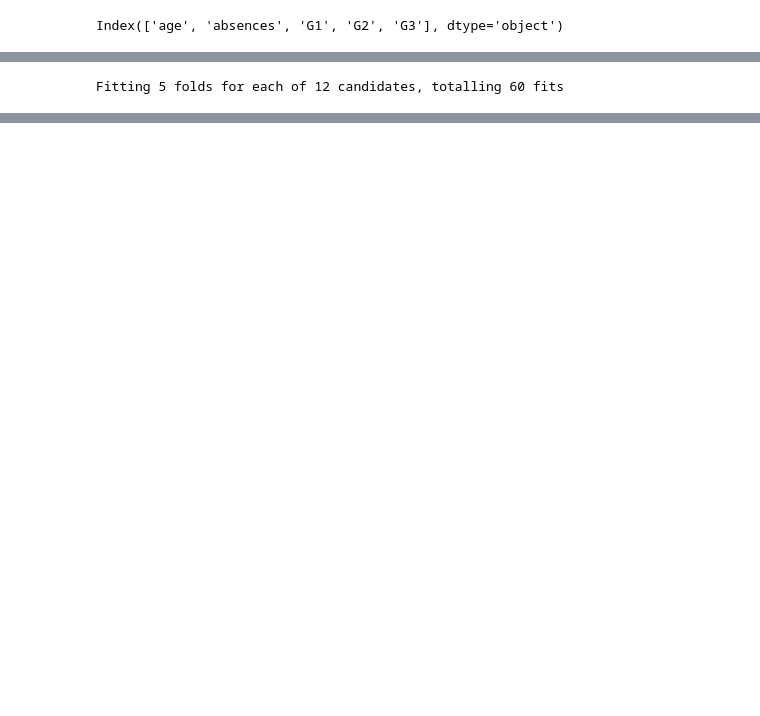
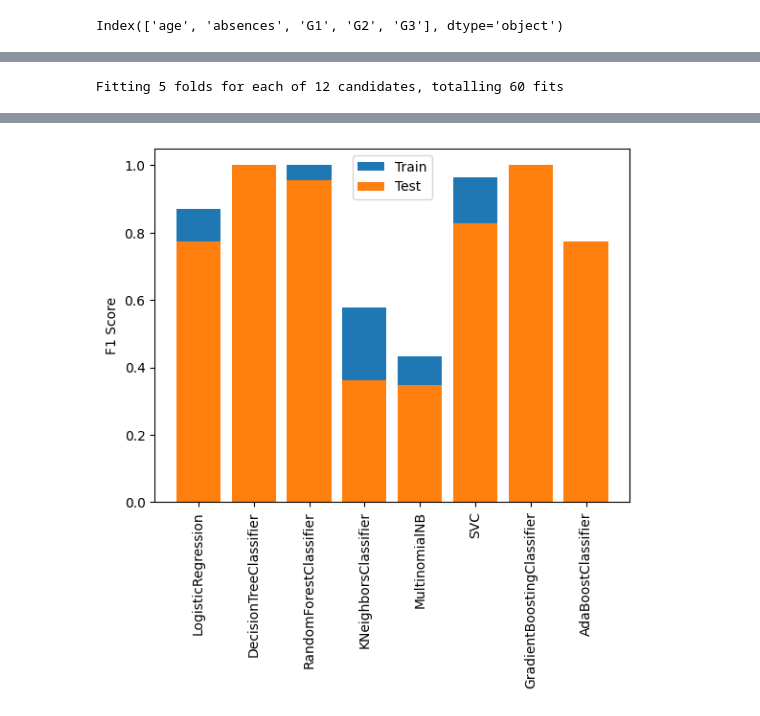
Before and after one commit to 75andybermond/Predict_Student_Performance, a Jupyter notebook: multi_classification.ipynb, the cells around one changed output, grey strips where cells are left out. Cells and saved outputs as stored; diff of their text form; code cells hidden in the pictures; blank space fills up the shorter version.

Commit message:
"add regression"

```diff
--- a/multi_classification.ipynb
+++ b/multi_classification.ipynb
@@ -306,21 +105,4 @@ y_pred = le.inverse_transform(y_pred)
 # %%
-from sklearn.model_selection import GridSearchCV
-from sklearn.linear_model import LogisticRegression
-from sklearn.tree import DecisionTreeClassifier
-from sklearn.ensemble import RandomForestClassifier
-from sklearn.neighbors import KNeighborsClassifier
-from sklearn.naive_bayes import MultinomialNB
-from sklearn.svm import SVC
-# import train
-from sklearn.model_selection import train_test_split
-# remove warnings
-import warnings
-# ignore all warnings
-warnings.filterwarnings('ignore')
-
-
-# import labelencoder
-from sklearn.preprocessing import LabelEncoder
 X = new_df
 y = df['academicGrade']
 
@@ -367,6 +149,21 @@ svm_params = {
     'gamma': ['scale', 'auto']
 }
 
+# add gradient boosting and adaboost
+from sklearn.ensemble import GradientBoostingClassifier, AdaBoostClassifier
+gb_params = {
+    'n_estimators': [50, 100, 200],
+    'learning_rate': [0.1, 0.5, 1.0],
+    'max_depth': [None, 5, 10],
+    'min_samples_split': [2, 5, 10]
+}
+
+ab_params = {
+    'n_estimators': [50, 100, 200],
+    'learning_rate': [0.1, 0.5, 1.0]
+}
+
+
 # Create a list of models and their corresponding parameter grids
 models = [
     (LogisticRegression(), lr_params),
@@ -374,15 +171,43 @@ models = [
     (RandomForestClassifier(), rf_params),
     (KNeighborsClassifier(), knn_params),
     (MultinomialNB(), nb_params),
-    (SVC(), svm_params)
+    (SVC(), svm_params),
+    (GradientBoostingClassifier(), gb_params),
+    (AdaBoostClassifier(), ab_params)
 ]
 
-# Loop through each model and perform a grid search
+# Create lists to store the train and test scores for each model
+train_scores = []
+test_scores = []
+
+# Loop over the models and their parameter grids from above
 for model, param_grid in models:
-    grid = GridSearchCV(model, param_grid, cv=5, verbose=1, n_jobs=-1)
+    grid = GridSearchCV(model, param_grid, cv=5, verbose=1, n_jobs=-1) # n_jobs=-1 means use all processors
     grid.fit(X_train, y_train)
+
+    # get the F1 score on the train set
+    y_train_pred = grid.predict(X_train)
+    train_f1 = f1_score(y_train, y_train_pred, average='weighted') # average='weighted' takes label imbalance into account
+    train_scores.append(train_f1)
+
+    # get the F1 score on the test set
+    y_test_pred = grid.predict(X_test)
+    test_f1 = f1_score(y_test, y_test_pred, average='weighted')
+    test_scores.append(test_f1)
+
+    # print the results
+    print("F1 score for", model.__class__.__name__, "on train set:", train_f1)
+    print("F1 score for", model.__class__.__name__, "on test set:", test_f1)
     print("Best parameters for", model.__class__.__name__, ":", grid.best_params_)
-    print("Train accuracy for", model.__class__.__name__, ":", grid.best_score_)
-    print("Test accuracy for", model.__class__.__name__, ":", grid.score(X_test, y_test))
+    print("---------------------------------------------")
+
+# plot the results of the best model
+model_names = [model.__class__.__name__ for model, _ in models]
+plt.bar(model_names, train_scores, label='Train')
+plt.bar(model_names, test_scores, label='Test')
+plt.xticks(rotation=90)
+plt.ylabel('F1 Score')
+plt.legend()
+plt.show()
 # %% [output]
 Fitting 5 folds for each of 12 candidates, totalling 60 fits
@@ -405,0 +231 @@ Test accuracy for SVC : 0.8284313725490197
+[figure, added]
```
Also changed, not shown: parts of 14 cells of this notebook, 3 other files.
